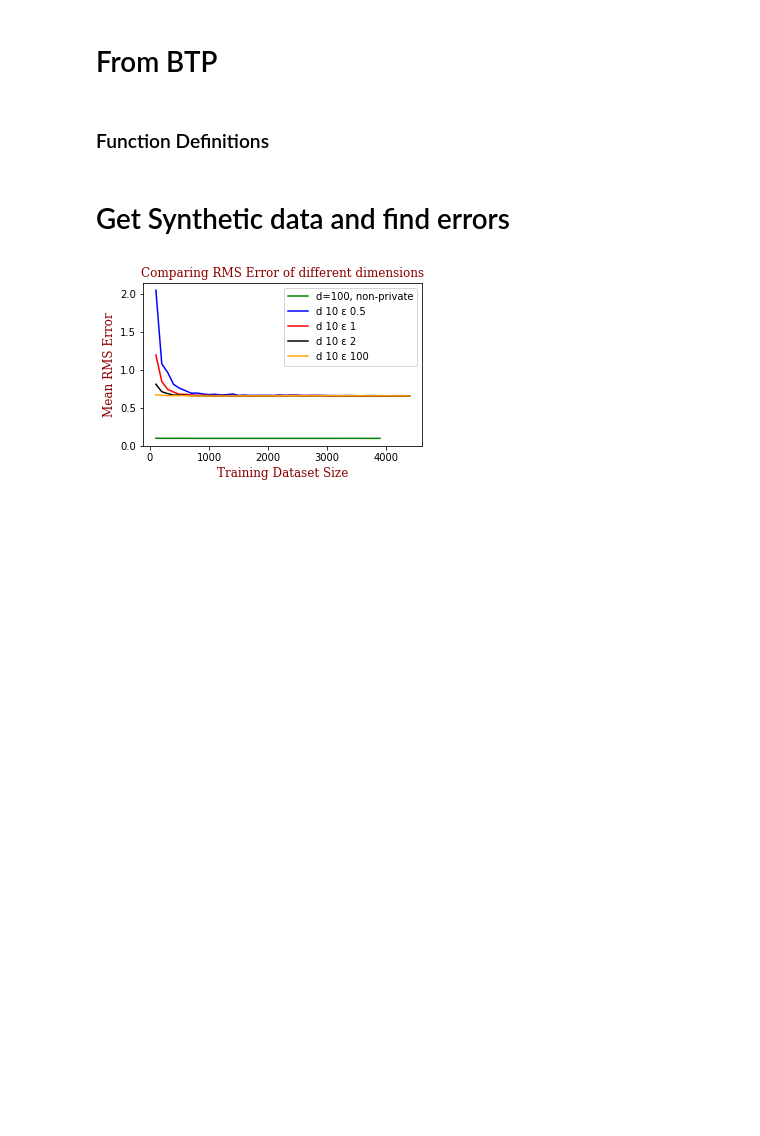
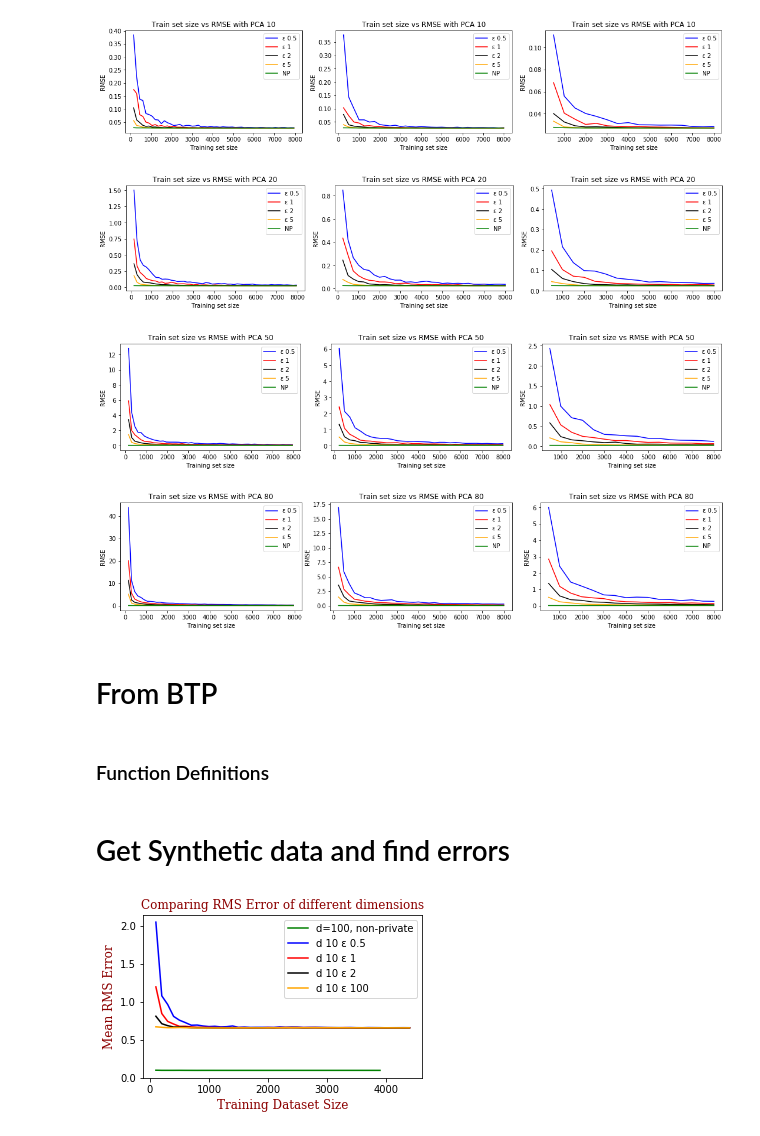
Before and after one commit to jithendaraa/Privacy-aware-learning, a Jupyter notebook: Laplace Mechanism/Laplace noise.ipynb, the cells around one changed output. Drawn from its saved outputs; the diff is of its cells as text; code cells hidden in the pictures; blank space fills up the shorter version.

```diff
--- a/Laplace Mechanism/Laplace noise.ipynb
+++ b/Laplace Mechanism/Laplace noise.ipynb
@@ -184,3 +198,44 @@ for i in range(len(entries)):
+# %%
+from sklearn.decomposition import PCA
+
+def getPCA(d, X):
+    pca = PCA(n_components=d)
+    x_pca = pca.fit_transform(X)
+    return x_pca
+
+
+reduced_d = [10, 20, 50, 80]
+plotnum = 1
+for i in range(len(reduced_d)):
+    d = reduced_d[i]
+    x_pca = getPCA(di, X)
+    for j in range(len(entries)):
+        entry = entries[j]
+        jump = math.floor(entry/20)
+        plt.rcParams['figure.figsize'] = (15, 12)
+        plt.subplot(len(reduced_d),len(entries),plotnum)
+
+        for eps_idx in range(len(eps)):
+            epsilon = eps[eps_idx]
+            ans = plotter(X, y, n, d, k, epsilon, jump)
+
+            plt.errorbar(ans[0], ans[1], color=colors[eps_idx], ecolor=colors[eps_idx], capsize=3, label='ε '+str(epsilon))
+
+        plt.errorbar(ans[0], ans[3], color=colors[4], ecolor=colors[4], capsize=3, label="NP")
+
+        plt.xlabel("Training set size")
+        plt.ylabel("RMSE")
+        pylab.legend(loc='upper right')
+        plt.title("Train set size vs RMSE with PCA " + str(d))
+        plotnum = plotnum+1
+
+    plt.tight_layout()
+    plt.show()
+# %% [output]
+[figure, added]
+[figure, added]
+[figure, added]
+[figure, added]
 # %% [markdown]
 # From BTP
 # %%
```
Also changed, not shown: parts of 4 cells of this notebook, 2 other files.
